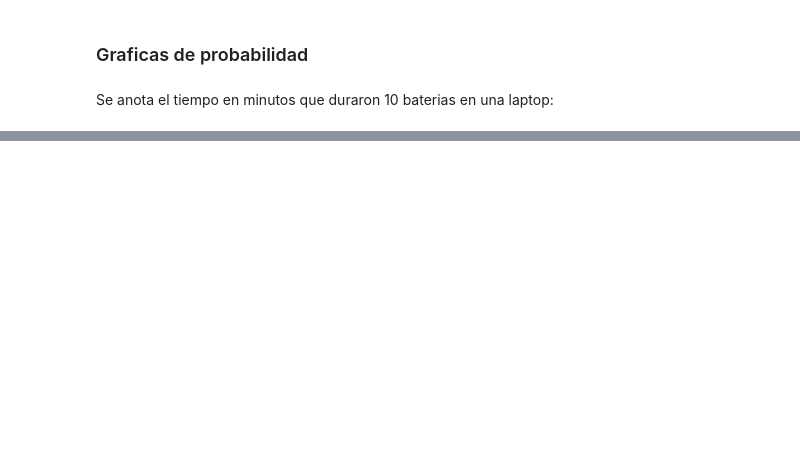
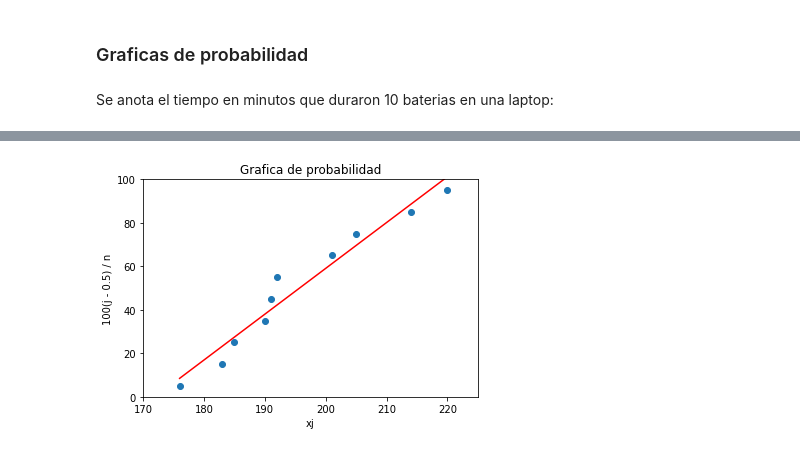
Before and after one commit to Pmz94/data-science, a Jupyter notebook: graficas.ipynb, the cells around one changed output, grey strips where cells are left out. Cells and saved outputs as stored; diff of their text form; code cells hidden in the pictures; blank space fills up the shorter version.

```diff
--- a/graficas.ipynb
+++ b/graficas.ipynb
@@ -90,0 +129,17 @@ pd.DataFrame(d)
+# %%
+x = tabla['xj']
+y = tabla['100fa']
+plt.scatter(x, y)
+
+z = np.polyfit(x, y, 1)
+p = np.poly1d(z)
+plt.plot(x, p(x), 'r-')
+
+plt.title('Grafica de probabilidad')
+plt.xlabel('xj')
+plt.ylabel('100(j - 0.5) / n')
+plt.xlim(170, 225)
+plt.ylim(0, 100)
+plt.show()
+# %% [output]
+[figure, added]
```
Also changed, not shown: parts of 12 cells of this notebook, 7 other files.
